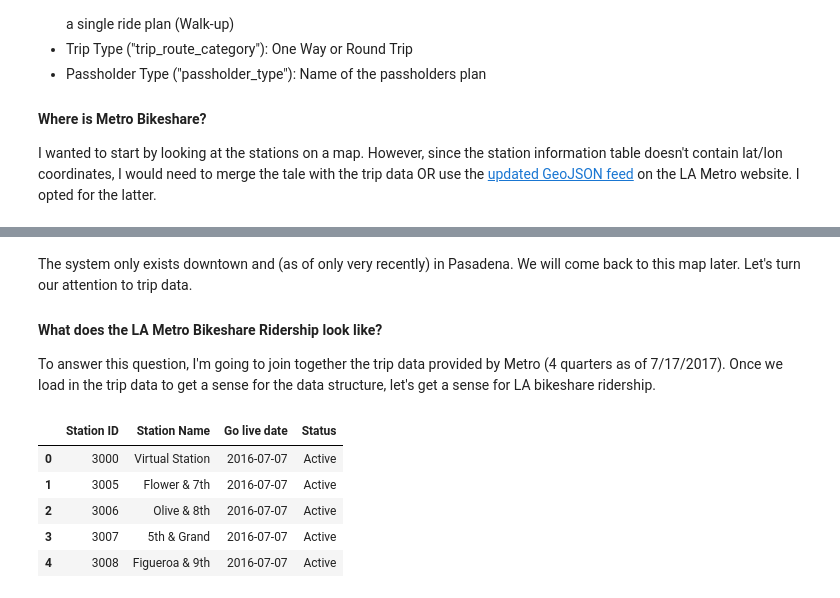
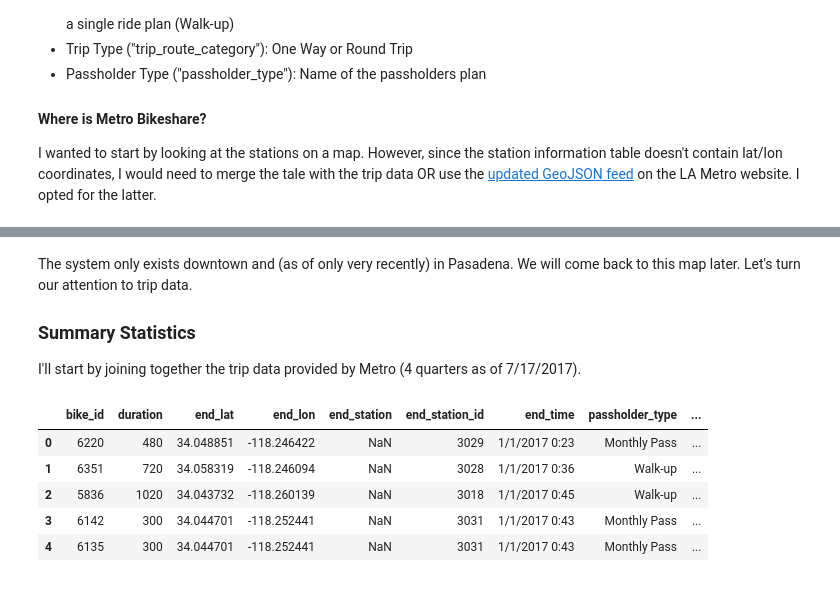
Before and after one commit to black-tea/la_bikeshare, a Jupyter notebook: LABikeshareAnalysis.ipynb, the cells around one changed output, grey strips where cells are left out. Drawn from its saved outputs; the diff is of its cells as text; code cells hidden in the pictures.

```diff
--- a/LABikeshareAnalysis.ipynb
+++ b/LABikeshareAnalysis.ipynb
@@ -74,30 +74,26 @@ station_map
 [interactive output not drawn]
 # %% [markdown]
 The system only exists downtown and (as of only very recently) in Pasadena. We will come back to this map later. Let's turn our attention to trip data.
-#### What does the LA Metro Bikeshare Ridership look like?
-To answer this question, I'm going to join together the trip data provided by Metro (4 quarters as of 7/17/2017). Once we load in the trip data to get a sense for the data structure, let's get a sense for LA bikeshare ridership.
+### Summary Statistics
+I'll start by joining together the trip data provided by Metro (4 quarters as of 7/17/2017).
 # %%
-# Load the station file
-station_path = 'data/metro_station_table.csv'
-stations = pd.read_csv(station_path)
-
 # Load the trip data
 q1 = pd.read_csv('data/la_metro_gbfs_trips_Q1_2017.csv')
 q2 = pd.read_csv('data/la_metro_gbfs_trips_Q2_2017.csv')
 q3 = pd.read_csv('data/MetroBikeShare_2016_Q3_trips.csv')
 q4 = pd.read_csv('data/Metro_trips_Q4_2016.csv')
 
 # Concatenate data
 frames = [q1,q2,q3,q4]
 trips = pd.concat(frames)
-stations.head()
+trips.head()
 # %% [output]
-|  | Station ID | Station Name | Go live date | Status |
-| 0 | 3000 | Virtual Station | 2016-07-07 | Active |
-| 1 | 3005 | Flower & 7th | 2016-07-07 | Active |
-| 2 | 3006 | Olive & 8th | 2016-07-07 | Active |
-| 3 | 3007 | 5th & Grand | 2016-07-07 | Active |
-| 4 | 3008 | Figueroa & 9th | 2016-07-07 | Active |
+|  | bike_id | duration | end_lat | end_lon | end_station | end_station_id | end_time | passholder_type | ... |
+| 0 | 6220 | 480 | 34.048851 | -118.246422 | NaN | 3029 | 1/1/2017 0:23 | Monthly Pass | ... |
+| 1 | 6351 | 720 | 34.058319 | -118.246094 | NaN | 3028 | 1/1/2017 0:36 | Walk-up | ... |
+| 2 | 5836 | 1020 | 34.043732 | -118.260139 | NaN | 3018 | 1/1/2017 0:45 | Walk-up | ... |
+| 3 | 6142 | 300 | 34.044701 | -118.252441 | NaN | 3031 | 1/1/2017 0:43 | Monthly Pass | ... |
+| 4 | 6135 | 300 | 34.044701 | -118.252441 | NaN | 3031 | 1/1/2017 0:43 | Monthly Pass | ... |
 # %%
 # Begin by converting the "start_time" and "end_time" columns into datetime64 columns, add a count column
 trips['start_time'] = pd.to_datetime(trips['start_time'], errors='raise', infer_datetime_format='True')
```
Also changed, not shown: parts of 9 cells of this notebook.
